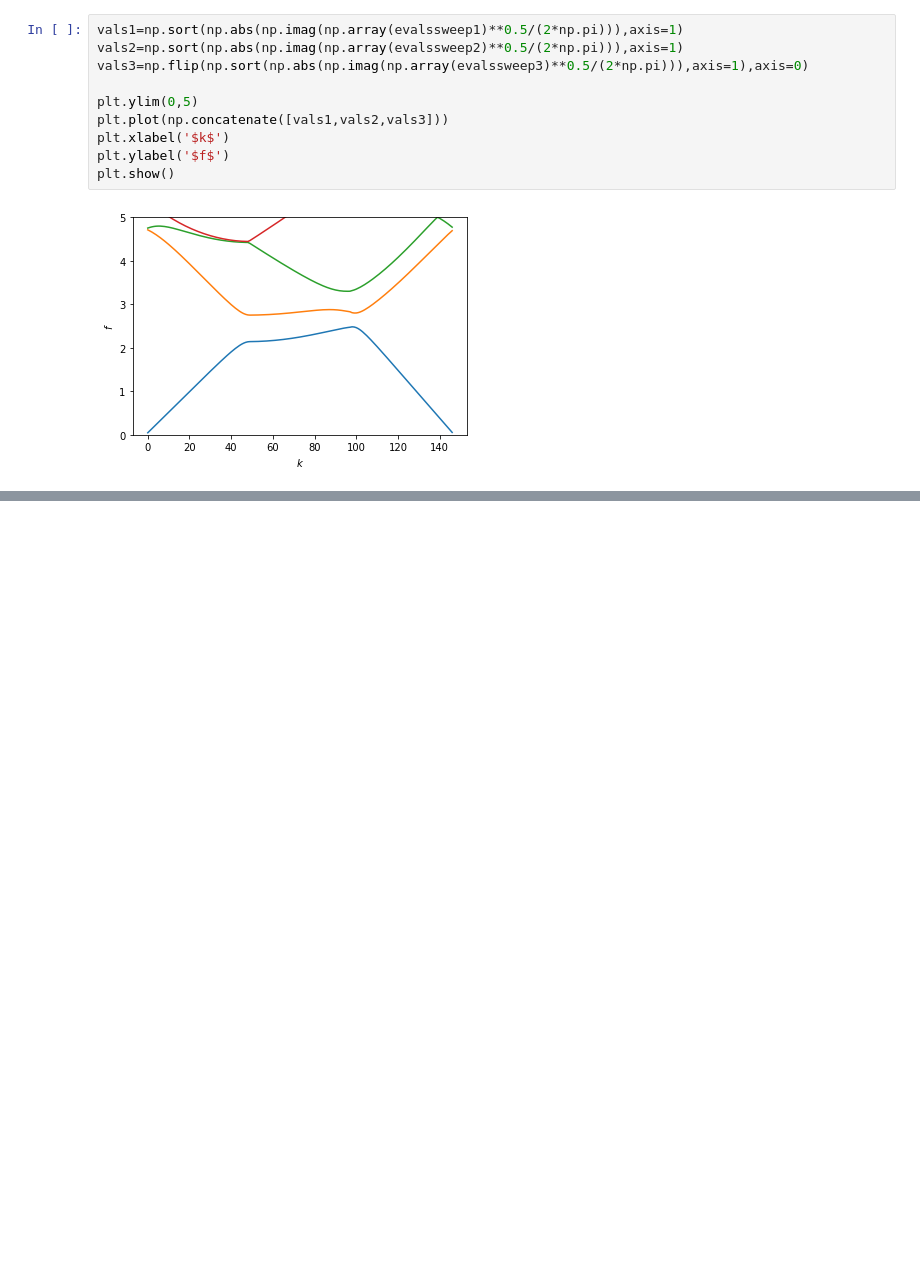
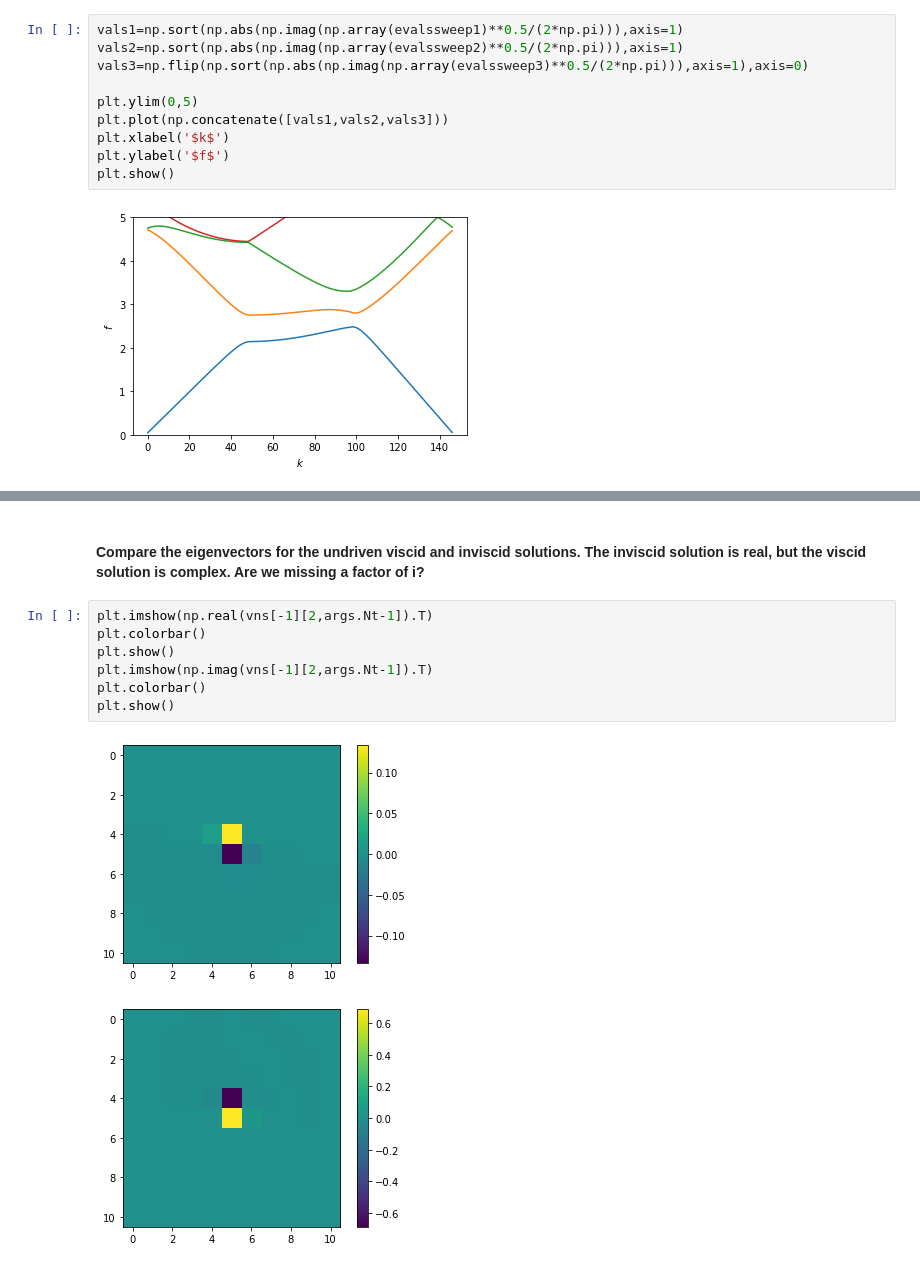
Before and after one commit to znicolaou/faraday, a Jupyter notebook: viscid_notebook.ipynb, the cells around one changed output, grey strips where cells are left out. Saved outputs shown, nothing was run; the diff lists cells and outputs as text; blank space fills up the shorter version.

```diff
--- a/viscid_notebook.ipynb
+++ b/viscid_notebook.ipynb
@@ -187,0 +260,12 @@ plt.show()
+# %% [markdown]
+#### Compare the eigenvectors for the undriven viscid and inviscid solutions. The inviscid solution is real, but the viscid solution is complex. Are we missing a factor of i?
+# %%
+plt.imshow(np.real(vns[-1][2,args.Nt-1]).T)
+plt.colorbar()
+plt.show()
+plt.imshow(np.imag(vns[-1][2,args.Nt-1]).T)
+plt.colorbar()
+plt.show()
+# %% [output]
+[figure, added]
+[figure, added]
```
Also changed, not shown: parts of 17 cells of this notebook, 1 other file.
